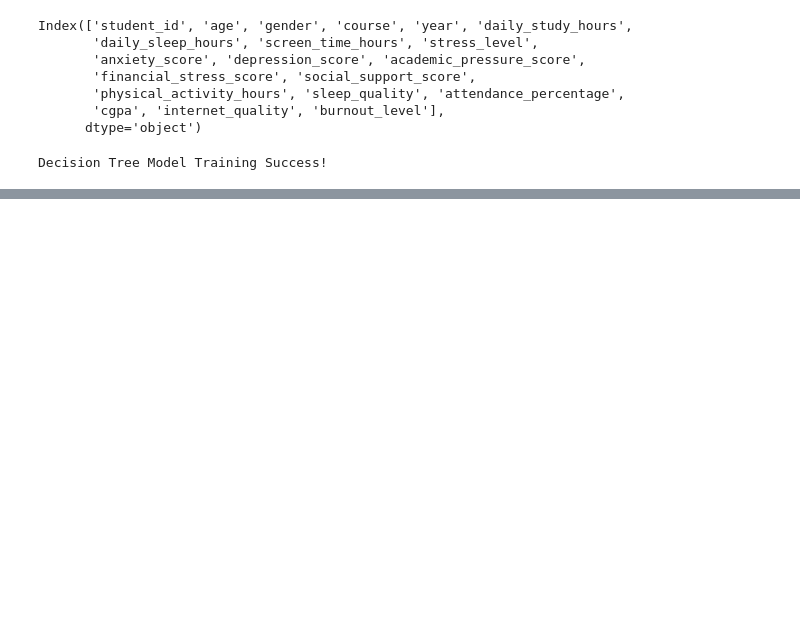
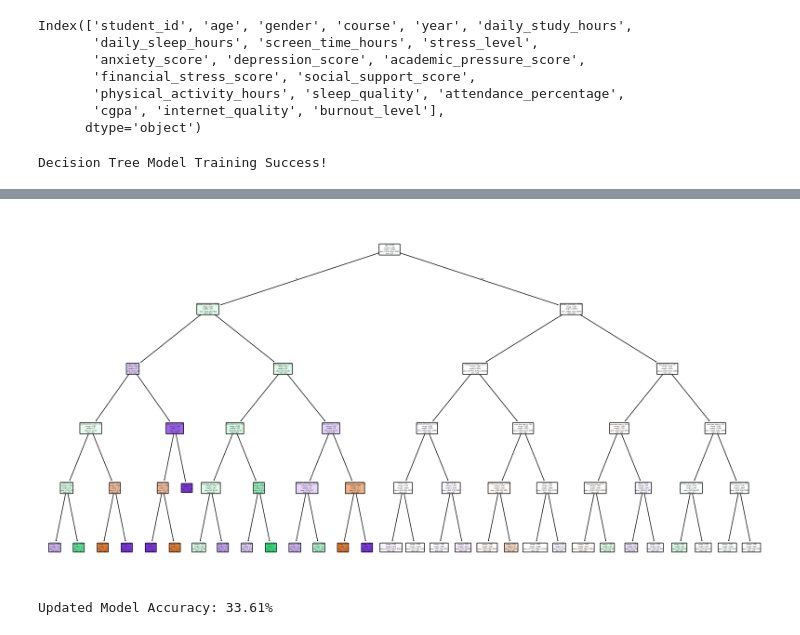
Before and after one commit to HirushiDivya/ML-Assignment-Mental-Health-Prediction, a Jupyter notebook: Decision Tree/Decision_Tree.ipynb, the cells around one changed output, grey strips where cells are left out. Saved outputs shown, nothing was run; the diff lists cells and outputs as text; code cells hidden in the pictures; blank space fills up the shorter version.

Commit message:
adjust decision tree depth to optimize accuracy

```diff
--- a/Decision Tree/Decision_Tree.ipynb
+++ b/Decision Tree/Decision_Tree.ipynb
@@ -50,0 +88,21 @@ Decision Tree Model Training Success!
+# %%
+plt.figure(figsize=(20,10))
+plot_tree(clf, feature_names=X.columns, class_names=True, filled=True, rounded=True)
+plt.show()
+# %% [output]
+[figure, added]
+# %%
+# depth increase to 20
+clf_v2 = DecisionTreeClassifier(criterion='entropy', max_depth=20, random_state=42)
+
+# Train new model
+clf_v2.fit(X_train, y_train)
+
+# new Predictions
+y_pred_v2 = clf_v2.predict(X_test)
+
+# new accuracy
+new_accuracy = accuracy_score(y_test, y_pred_v2)
+print(f"Updated Model Accuracy: {new_accuracy * 100:.2f}%")
+# %% [output]
+Updated Model Accuracy: 33.61%
```
Also changed, not shown: parts of 6 cells of this notebook.
